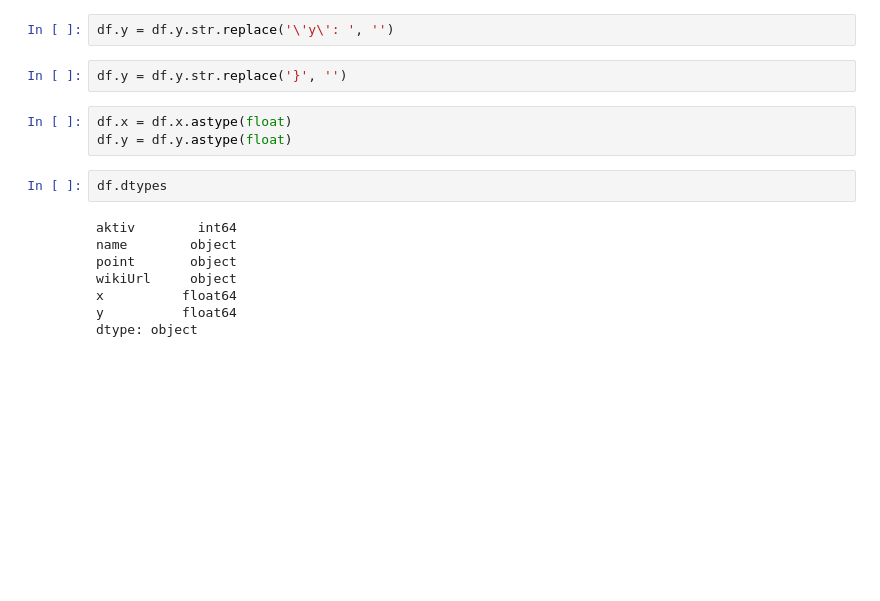
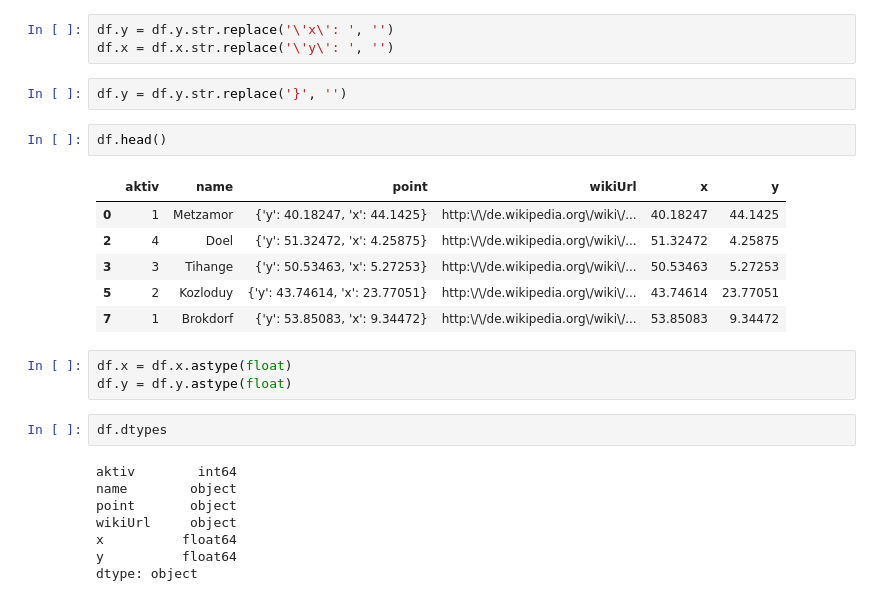
Before and after one commit to P3nny/rocketgirls, a Jupyter notebook: akws.ipynb, the cells around one changed output. Saved outputs shown, nothing was run; the diff lists cells and outputs as text; blank space fills up the shorter version.

```diff
--- a/akws.ipynb
+++ b/akws.ipynb
@@ -78,7 +78,17 @@ df.head()
 # %%
-df.y = df.y.str.replace('\'y\': ', '')
+df.y = df.y.str.replace('\'x\': ', '')
+df.x = df.x.str.replace('\'y\': ', '')
 # %%
 df.y = df.y.str.replace('}', '')
+# %%
+df.head()
+# %% [output]
+|  | aktiv | name | point | wikiUrl | x | y |
+| 0 | 1 | Metzamor | {'y': 40.18247, 'x': 44.1425} | http:\/\/de.wikipedia.org\/wiki\/... | 40.18247 | 44.1425 |
+| 2 | 4 | Doel | {'y': 51.32472, 'x': 4.25875} | http:\/\/de.wikipedia.org\/wiki\/... | 51.32472 | 4.25875 |
+| 3 | 3 | Tihange | {'y': 50.53463, 'x': 5.27253} | http:\/\/de.wikipedia.org\/wiki\/... | 50.53463 | 5.27253 |
+| 5 | 2 | Kozloduy | {'y': 43.74614, 'x': 23.77051} | http:\/\/de.wikipedia.org\/wiki\/... | 43.74614 | 23.77051 |
+| 7 | 1 | Brokdorf | {'y': 53.85083, 'x': 9.34472} | http:\/\/de.wikipedia.org\/wiki\/... | 53.85083 | 9.34472 |
 # %%
 df.x = df.x.astype(float)
 df.y = df.y.astype(float)
```
Also changed, not shown: parts of 11 cells of this notebook, 13 other files.
